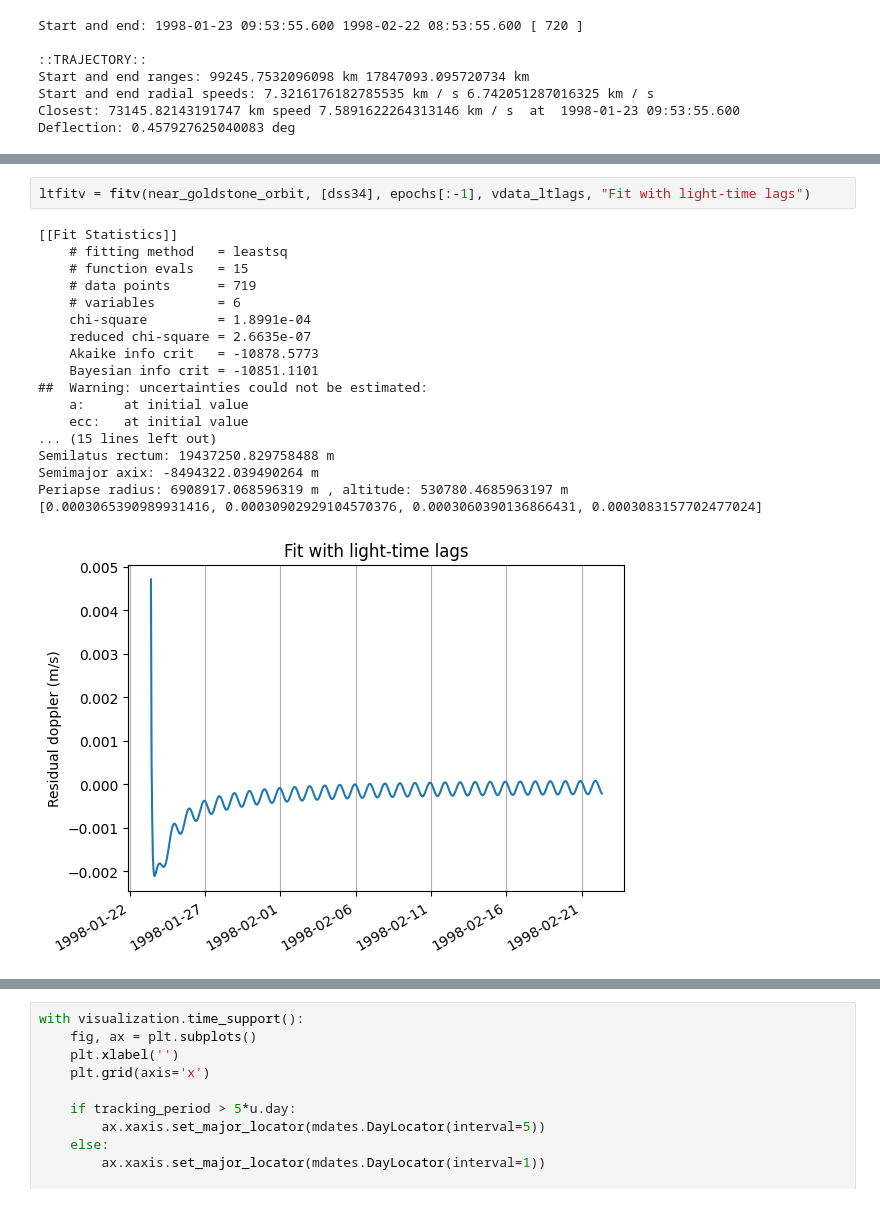
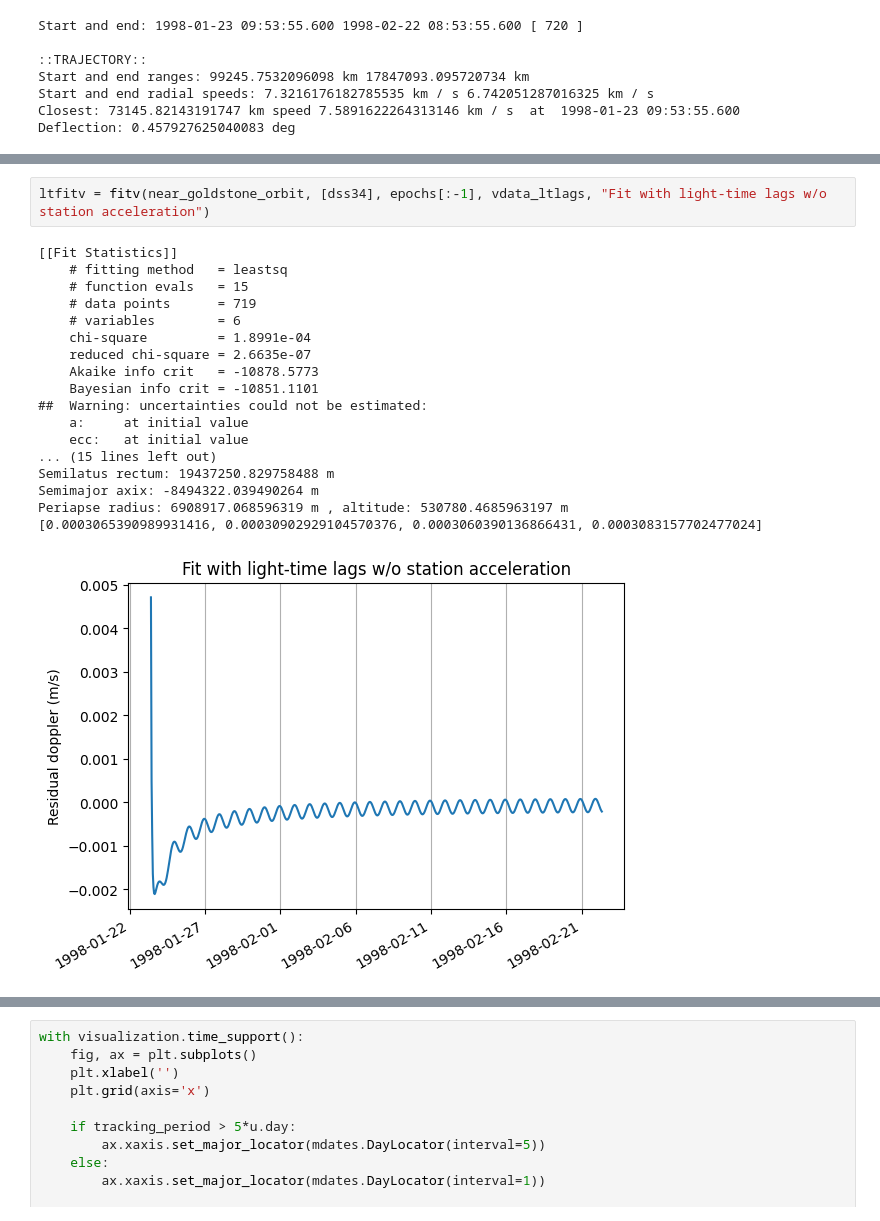
Before and after one commit to earthshrink/anomaly-sim, a Jupyter notebook: near/near_sim_postencounter-30d.ipynb, the cells around one changed output, grey strips where cells are left out. Drawn from its saved outputs; the diff is of its cells as text.

```diff
--- a/near/near_sim_postencounter-30d.ipynb
+++ b/near/near_sim_postencounter-30d.ipynb
@@ -188,25 +186,25 @@ for e in epochs:
 07:53:55 17822799.512550116 6755.594135927058 97.8861093781696 6853.480245305228
 08:53:55 17847093.095720734 6742.051287016326 111.42434017008131 6853.475627186406
 # %%
-ltfitv = fitv(near_goldstone_orbit, [dss34], epochs[:-1], vdata_ltlags, "Fit with light-time lags")
+ltfitv = fitv(near_goldstone_orbit, [dss34], epochs[:-1], vdata_ltlags, "Fit with light-time lags w/o station acceleration")
 # %% [output]
 [[Fit Statistics]]
     # fitting method   = leastsq
     # function evals   = 15
     # data points      = 719
     # variables        = 6
     chi-square         = 1.8991e-04
     reduced chi-square = 2.6635e-07
     Akaike info crit   = -10878.5773
     Bayesian info crit = -10851.1101
 ##  Warning: uncertainties could not be estimated:
     a:     at initial value
     ecc:   at initial value
 ... (15 lines left out)
 Semilatus rectum: 19437250.829758488 m
 Semimajor axix: -8494322.039490264 m
 Periapse radius: 6908917.068596319 m , altitude: 530780.4685963197 m
 [0.0003065390989931416, 0.00030902929104570376, 0.0003060390136866431, 0.0003083157702477024]
-[figure, old version]
+[figure, new version]
 [figure]
 # %%
```
Also changed, not shown: parts of 3 cells of this notebook, 3 other files.
